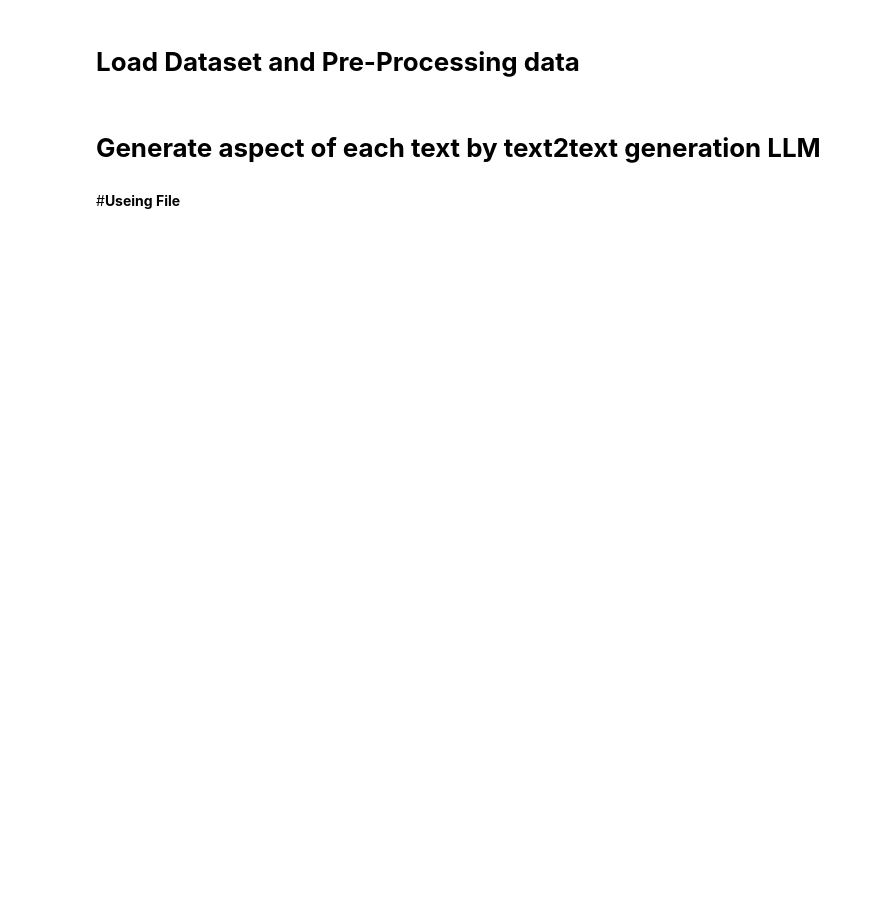
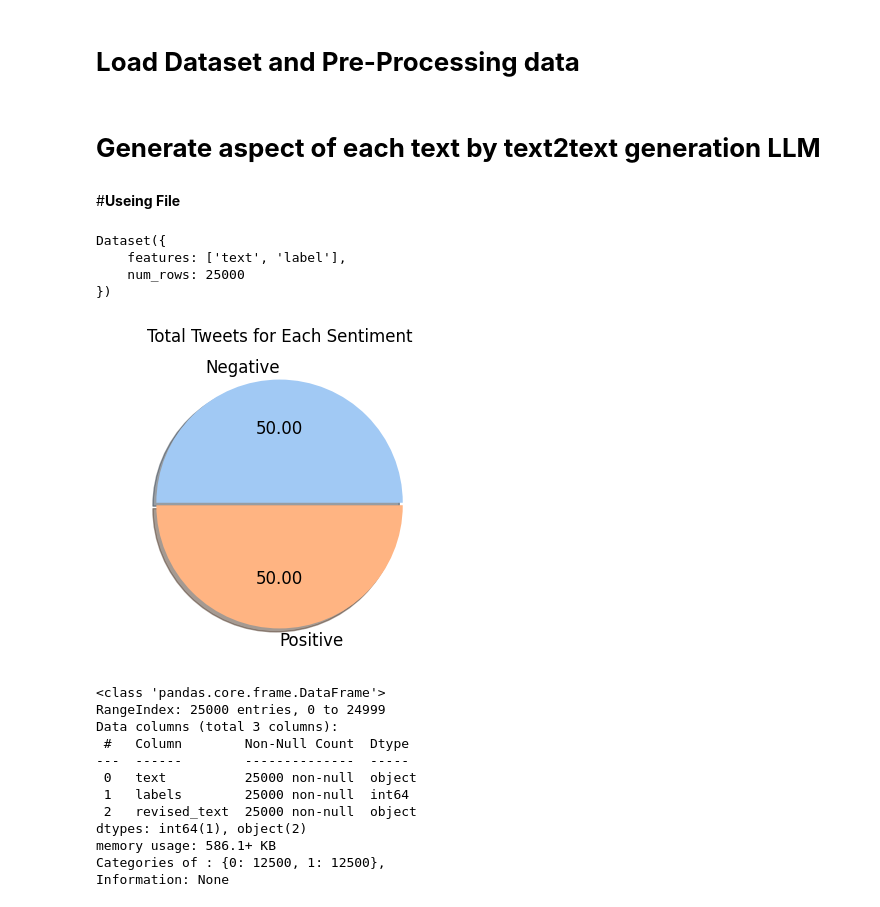
Before and after one commit to HoseinNekouei/sentiment_analysis, a Jupyter notebook: text_aspect_generation_.ipynb, the cells around one changed output. Drawn from its saved outputs; the diff is of its cells as text; code cells hidden in the pictures; blank space fills up the shorter version.

Commit message:
modified for two classes dataset

```diff
--- a/text_aspect_generation_.ipynb
+++ b/text_aspect_generation_.ipynb
@@ -126,21 +159,25 @@ class TextProcessor:
         return text
 # %%
 class DatasetLoader:
-    def __init__(self, *, file_path: str,  nrows= None):
+    def __init__(self, *, file_path: str,  nrows= None, _data= None):
         self.file_path: str = file_path
-        self._data: Optional[pd.DataFrame] = None
+        self._data: Optional[pd.DataFrame] = _data
         self.nrows= nrows
 
     def loader(self) -> pd.DataFrame:
-        if not os.path.exists(self.file_path):
-            logging.error(f"File not found: {self.file_path}")
-            raise FileNotFoundError(f"File not found: {self.file_path}")
-        try:
-            self._data = pd.read_csv(self.file_path, nrows= self.nrows)
-            logging.info("Data loaded successfully.")
-        except Exception as e:
-            logging.error(f"Error loading data: {e}")
-            raise
+        if self._data is None:
+            print("data is available")
+
+            if not os.path.exists(self.file_path):
+                logging.error(f"File not found: {self.file_path}")
+                raise FileNotFoundError(f"File not found: {self.file_path}")
+            try:
+                self._data = pd.read_csv(self.file_path, nrows= self.nrows)
+                logging.info("Data loaded successfully.")
+            except Exception as e:
+                logging.error(f"Error loading data: {e}")
+                raise
+
         return self._data
 
     def visualize_data(self)-> pd.DataFrame:
@@ -152,7 +189,8 @@ class DatasetLoader:
     def map_classes(self)-> pd.DataFrame:
         if self._data is None:
             raise ValueError("Data not loaded. Call `loader()` first.")
-        self._data['labels'] = self._data['labels'].apply(TextProcessor.class_mapping)
+        num_classes= self._data['labels'].value_counts()
+        self._data['labels'] = self._data['labels'].apply(TextProcessor.class_mapping, num_classes= num_classes)
         return self._data
 
     def text_preprocessing(self)-> pd.DataFrame:
@@ -182,7 +220,7 @@ class DatasetLoader:
     def __call__(self)-> pd.DataFrame:
         self.loader()
         self.visualize_data()
-        self.map_classes()
+        # self.map_classes()
         self.text_preprocessing()
         return self._data
 # %% [markdown]
@@ -276,5 +314,34 @@ class AspectGeneration:
             return augmented_texts, dataset, df
 # %% [markdown]
 #**Useing File**
+# %%
+from datasets import load_dataset
+dataset= load_dataset('stanfordnlp/imdb', split= 'train')
+dataset
+# %% [output]
+Dataset({
+    features: ['text', 'label'],
+    num_rows: 25000
+})
+# %%
+df= dataset.to_pandas()
+df= df.rename(columns={'sentence': 'text', 'label': 'labels'})
+loader= DatasetLoader(file_path=' ', _data= df)
+loader()
+print(loader)
+# %% [output]
+[figure, added]
+<class 'pandas.core.frame.DataFrame'>
+RangeIndex: 25000 entries, 0 to 24999
+Data columns (total 3 columns):
+ #   Column        Non-Null Count  Dtype
+---  ------        --------------  -----
+ 0   text          25000 non-null  object
+ 1   labels        25000 non-null  int64
+ 2   revised_text  25000 non-null  object
+dtypes: int64(1), object(2)
+memory usage: 586.1+ KB
+Categories of : {0: 12500, 1: 12500},
+Information: None
 # %%
 if __name__ == "__main__":
```
Also changed, not shown: parts of 6 cells of this notebook.
